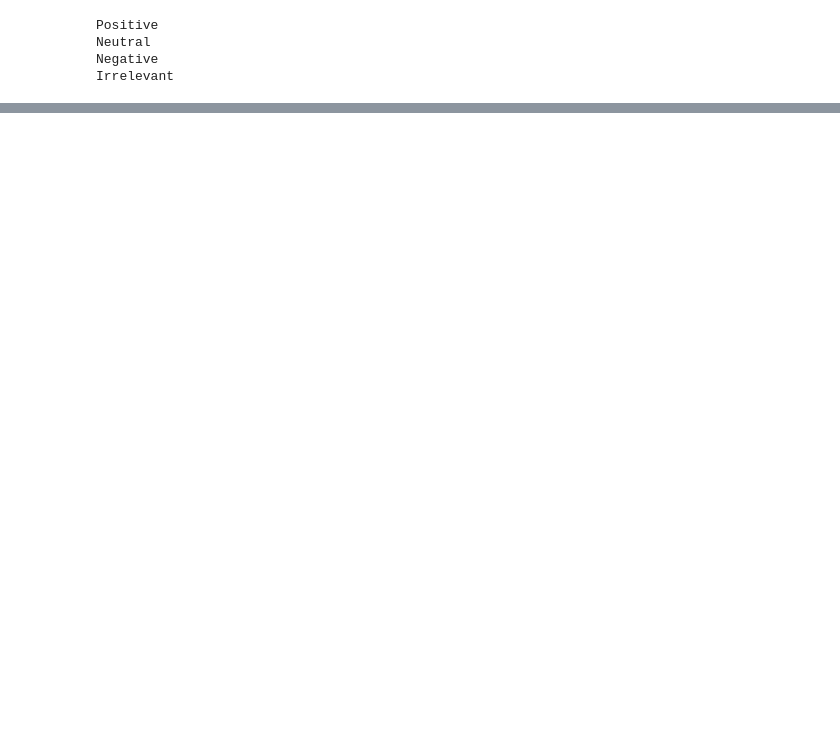
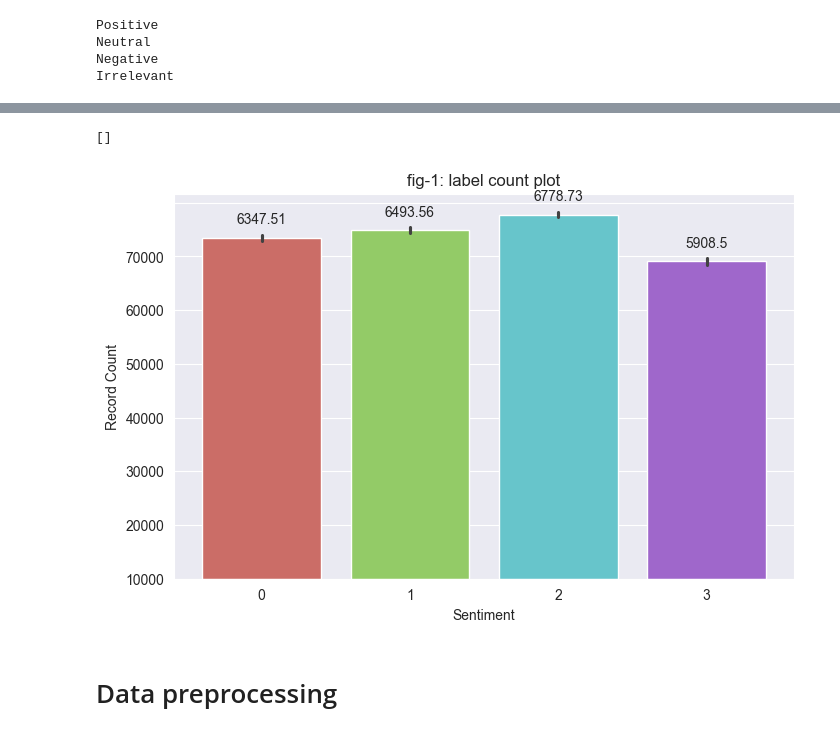
Before and after one commit to deborshi99/Streamlit-app-for-Twitter-sentiment-analysis, a Jupyter notebook: src/Notebooks/data analysis.ipynb, the cells around one changed output, grey strips where cells are left out. Saved outputs shown, nothing was run; the diff lists cells and outputs as text; code cells hidden in the pictures; blank space fills up the shorter version.

Commit message:
data-preprocessing

```diff
--- a/src/Notebooks/data analysis.ipynb
+++ b/src/Notebooks/data analysis.ipynb
@@ -1,9 +1,21 @@
 # %%
 import os
+
+import string
+import re
 
 import numpy as np
 import pandas as pd
 import matplotlib.pyplot as plt
 import seaborn as sns
+
+import warnings
+import sys
+
 import nltk
+from nltk.corpus import stopwords
+from nltk.tokenize import word_tokenize
+warnings.filterwarnings('ignore')
+
+sns.set_style('darkgrid')
 # %%
@@ -102 +109,18 @@ df.describe()
 | max | 13200.000000 | 3.000000 |
+# %%
+# Visualizint the amount of data per sentiment
+plt.figure(figsize=(8, 5))
+count_plot = sns.barplot(data=df, y='Tweet ID', x = 'sentiment', palette = 'hls')
+plt.ylabel('Record Count')
+plt.xlabel('Sentiment')
+# count_plot.set_yticks()
+count_plot.set_yticklabels([x for x in range(10000, len(df), 10000)])
+for container in count_plot.containers:
+    count_plot.bar_label(container, padding=8.0)
+plt.title('fig-1: label count plot')
+plt.plot()
+# %% [output]
+[]
+[figure, added]
+# %% [markdown]
+# Data preprocessing
```
Also changed, not shown: parts of 9 cells of this notebook, 1 other file.
